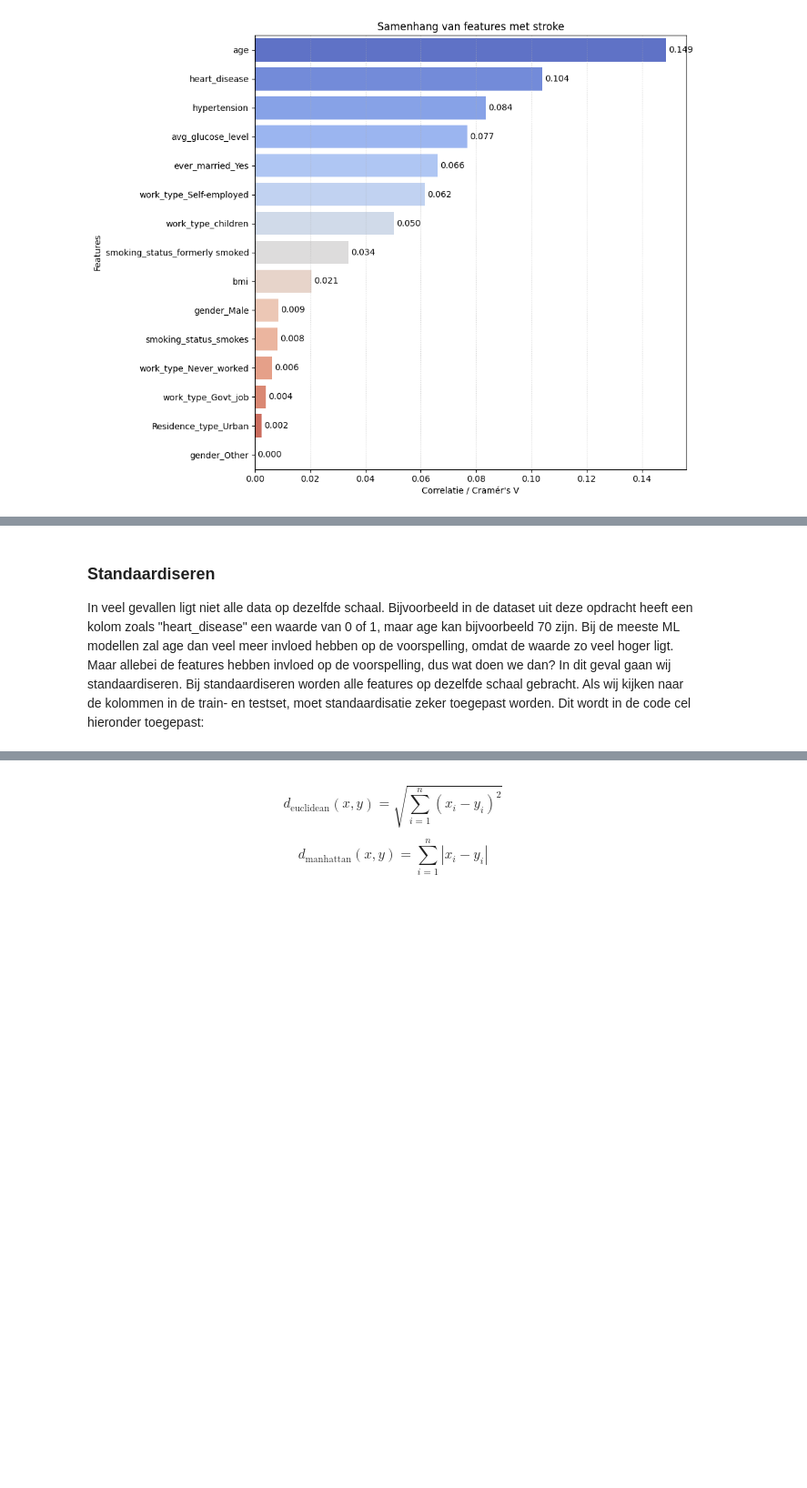
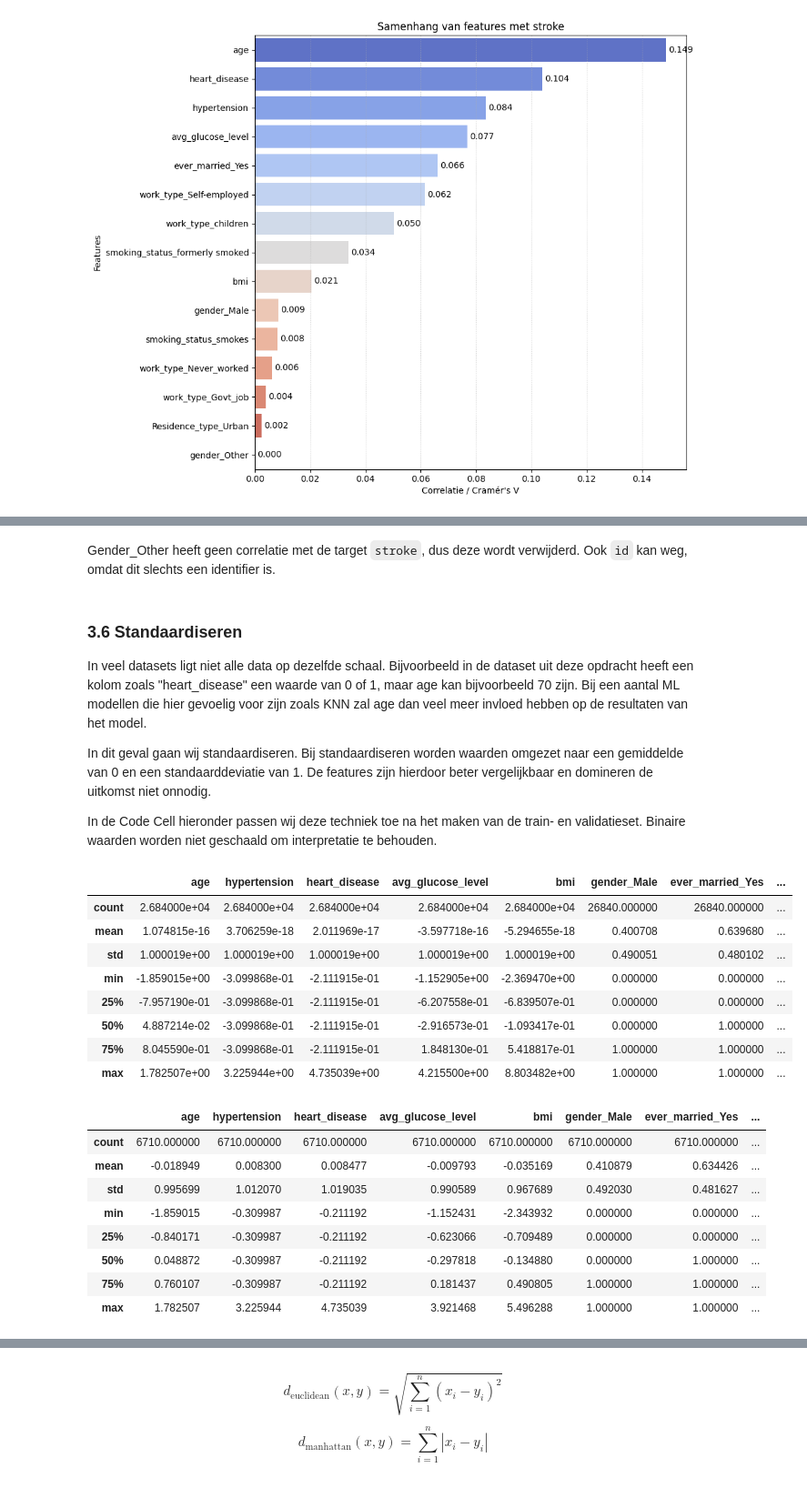
Before and after one commit to ikkekoe08/machine-learning, a Jupyter notebook: portfolio.ipynb, the cells around one changed output, grey strips where cells are left out. Shown at 91% size. Cells and saved outputs as stored; diff of their text form; code cells hidden in the pictures; blank space fills up the shorter version.

```diff
--- a/portfolio.ipynb
+++ b/portfolio.ipynb
@@ -336,0 +447,2 @@ test = test.drop(columns=["gender_Other", "id"], errors="ignore")
+# %% [markdown]
+Gender_Other heeft geen correlatie met de target `stroke`, dus deze wordt verwijderd. Ook `id` kan weg, omdat dit slechts een identifier is.
@@ -337,3 +453,8 @@ test = test.drop(columns=["gender_Other", "id"], errors="ignore")
 # %% [markdown]
-### Standaardiseren
-In veel gevallen ligt niet alle data op dezelfde schaal. Bijvoorbeeld in de dataset uit deze opdracht heeft een kolom zoals "heart_disease" een waarde van 0 of 1, maar age kan bijvoorbeeld 70 zijn. Bij de meeste ML modellen zal age dan veel meer invloed hebben op de voorspelling, omdat de waarde zo veel hoger ligt. Maar allebei de features hebben invloed op de voorspelling, dus wat doen we dan? In dit geval gaan wij standaardiseren. Bij standaardiseren worden alle features op dezelfde schaal gebracht. Als wij kijken naar de kolommen in de train- en testset, moet standaardisatie zeker toegepast worden. Dit wordt in de code cel hieronder toegepast:
+### 3.6 Standaardiseren
+
+In veel datasets ligt niet alle data op dezelfde schaal. Bijvoorbeeld in de dataset uit deze opdracht heeft een kolom zoals "heart_disease" een waarde van 0 of 1, maar age kan bijvoorbeeld 70 zijn. Bij een aantal ML modellen die hier gevoelig voor zijn zoals KNN zal age dan veel meer invloed hebben op de resultaten van het model.
+
+In dit geval gaan wij standaardiseren. Bij standaardiseren worden waarden omgezet naar een gemiddelde van 0 en een standaarddeviatie van 1. De features zijn hierdoor beter vergelijkbaar en domineren de uitkomst niet onnodig.
+
+In de Code Cell hieronder passen wij deze techniek toe na het maken van de train- en validatieset. Binaire waarden worden niet geschaald om interpretatie te behouden.
@@ -362,0 +461,48 @@ X_val[num_cols] = scaler.transform(X_val[num_cols])
+# %%
+# Train-validation set aanmaken
+X = train.drop(columns=["stroke"])
+y = train["stroke"]
+
+X_train, X_val, y_train, y_val = train_test_split(
+    X, y, test_size=0.2, random_state=42, stratify=y
+)
+
+X_train = X_train.copy()
+X_val = X_val.copy()
+
+# Bool kolommen identificeren
+bool_cols = X_train.select_dtypes(include="bool").columns
+
+# Bool naar int omzetten
+X_train[bool_cols] = X_train[bool_cols].astype(int)
+X_val[bool_cols] = X_val[bool_cols].astype(int)
+
+# Alleen numerieke kolommen schalen, zonder bool
+num_cols = X_train.select_dtypes(include="number").columns.difference(bool_cols)
+
+scaler = StandardScaler()
+
+X_train[num_cols] = scaler.fit_transform(X_train[num_cols])
+X_val[num_cols] = scaler.transform(X_val[num_cols])
+# %%
+display(X_train.describe())
+display(X_val.describe())
+# %% [output]
+|  | age | hypertension | heart_disease | avg_glucose_level | bmi | gender_Male | ever_married_Yes | ... |
+| count | 2.684000e+04 | 2.684000e+04 | 2.684000e+04 | 2.684000e+04 | 2.684000e+04 | 26840.000000 | 26840.000000 | ... |
+| mean | 1.074815e-16 | 3.706259e-18 | 2.011969e-17 | -3.597718e-16 | -5.294655e-18 | 0.400708 | 0.639680 | ... |
+| std | 1.000019e+00 | 1.000019e+00 | 1.000019e+00 | 1.000019e+00 | 1.000019e+00 | 0.490051 | 0.480102 | ... |
+| min | -1.859015e+00 | -3.099868e-01 | -2.111915e-01 | -1.152905e+00 | -2.369470e+00 | 0.000000 | 0.000000 | ... |
+| 25% | -7.957190e-01 | -3.099868e-01 | -2.111915e-01 | -6.207558e-01 | -6.839507e-01 | 0.000000 | 0.000000 | ... |
+| 50% | 4.887214e-02 | -3.099868e-01 | -2.111915e-01 | -2.916573e-01 | -1.093417e-01 | 0.000000 | 1.000000 | ... |
+| 75% | 8.045590e-01 | -3.099868e-01 | -2.111915e-01 | 1.848130e-01 | 5.418817e-01 | 1.000000 | 1.000000 | ... |
+| max | 1.782507e+00 | 3.225944e+00 | 4.735039e+00 | 4.215500e+00 | 8.803482e+00 | 1.000000 | 1.000000 | ... |
+|  | age | hypertension | heart_disease | avg_glucose_level | bmi | gender_Male | ever_married_Yes | ... |
+| count | 6710.000000 | 6710.000000 | 6710.000000 | 6710.000000 | 6710.000000 | 6710.000000 | 6710.000000 | ... |
+| mean | -0.018949 | 0.008300 | 0.008477 | -0.009793 | -0.035169 | 0.410879 | 0.634426 | ... |
+| std | 0.995699 | 1.012070 | 1.019035 | 0.990589 | 0.967689 | 0.492030 | 0.481627 | ... |
+| min | -1.859015 | -0.309987 | -0.211192 | -1.152431 | -2.343932 | 0.000000 | 0.000000 | ... |
+| 25% | -0.840171 | -0.309987 | -0.211192 | -0.623066 | -0.709489 | 0.000000 | 0.000000 | ... |
+| 50% | 0.048872 | -0.309987 | -0.211192 | -0.297818 | -0.134880 | 0.000000 | 1.000000 | ... |
+| 75% | 0.760107 | -0.309987 | -0.211192 | 0.181437 | 0.490805 | 1.000000 | 1.000000 | ... |
+| max | 1.782507 | 3.225944 | 4.735039 | 3.921468 | 5.496288 | 1.000000 | 1.000000 | ... |
```
Also changed, not shown: parts of 72 cells of this notebook.
